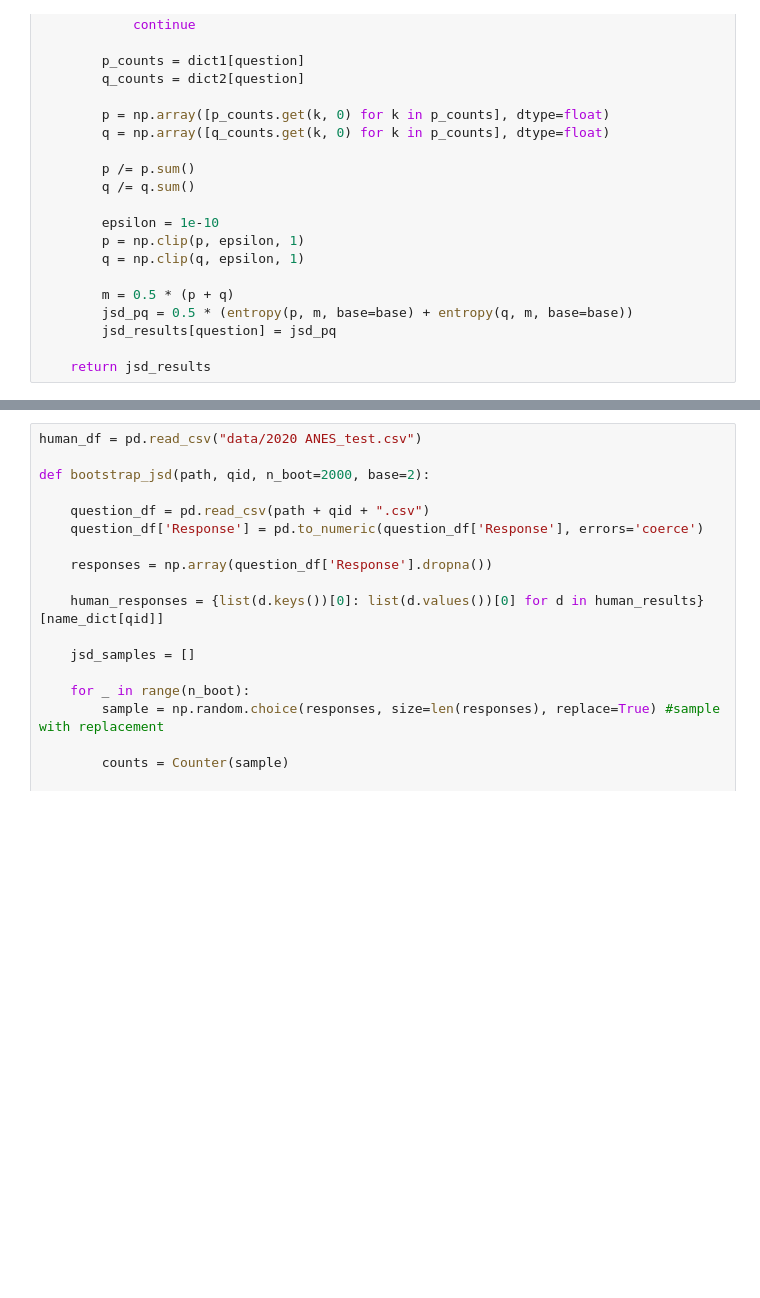
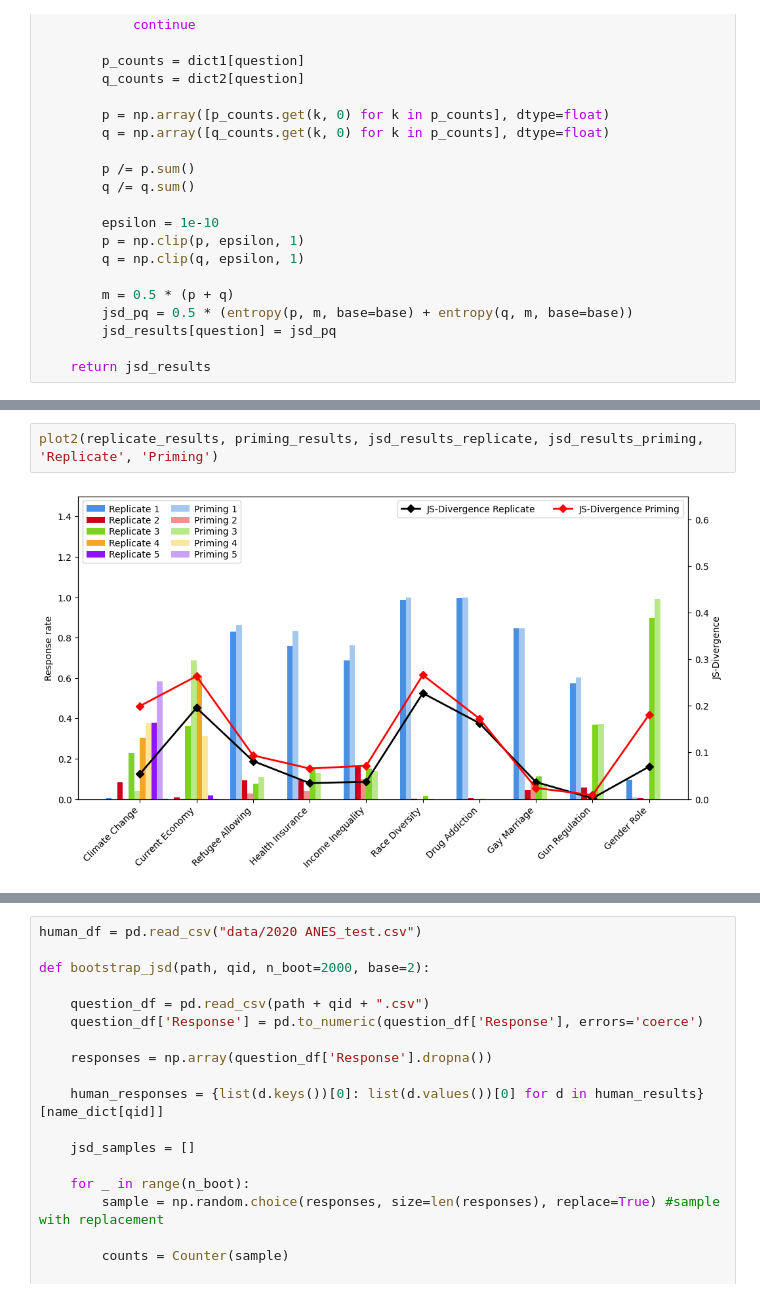
Before and after one commit to songgaojundeng/mitigating-social-desirability-bias, a Jupyter notebook: Publication_Analysis_Code.ipynb, the cells around one changed output, grey strips where cells are left out. Saved outputs shown, nothing was run; the diff lists cells and outputs as text; blank space fills up the shorter version.

```diff
--- a/Publication_Analysis_Code.ipynb
+++ b/Publication_Analysis_Code.ipynb
@@ -278,0 +235,4 @@ def jsd_divergence_for_bootstrapping(human_sample, bootstrap_sample, base=2): #J
+# %%
+plot2(replicate_results, priming_results, jsd_results_replicate, jsd_results_priming, 'Replicate', 'Priming')
+# %% [output]
+[figure, new version]
```
Also changed, not shown: parts of 16 cells of this notebook, 2 other files.
